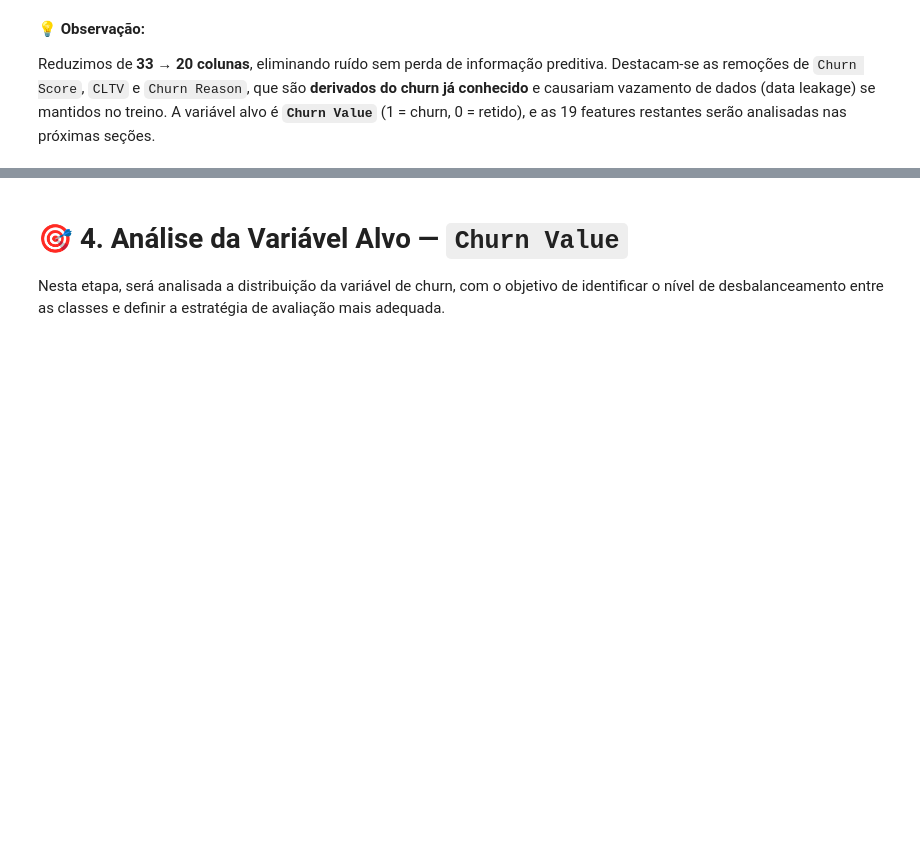
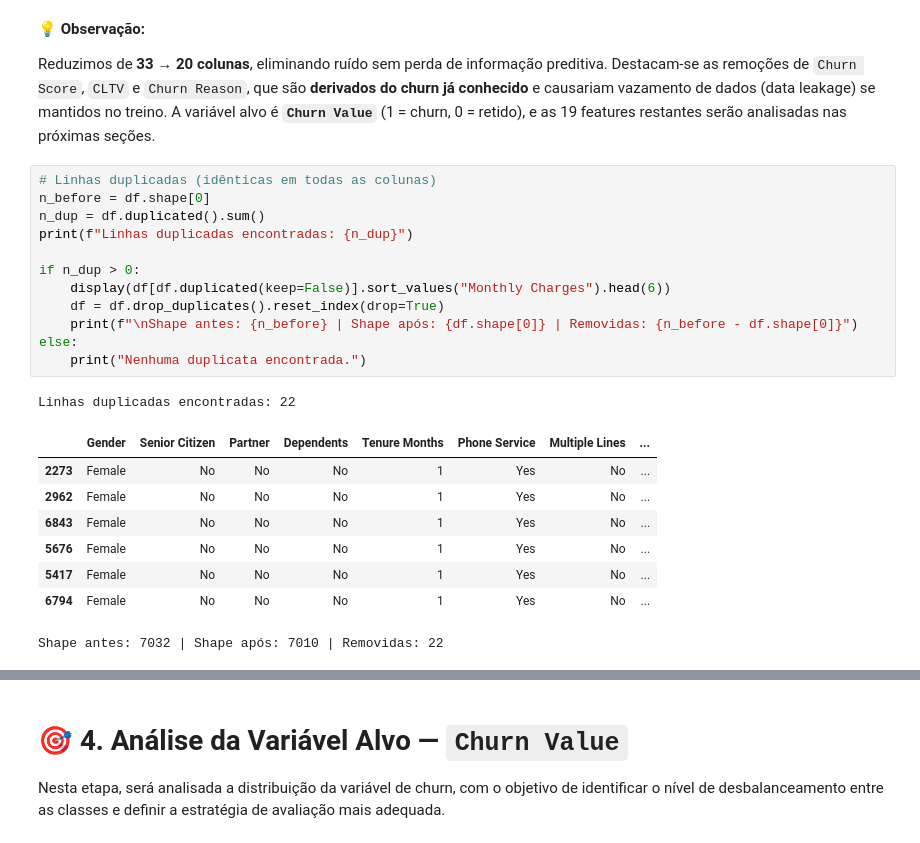
Before and after one commit to eeyamazaki/telco-churn-mlp, a Jupyter notebook: notebooks/01_eda.ipynb, the cells around one changed output, grey strips where cells are left out. Saved outputs shown, nothing was run; the diff lists cells and outputs as text; blank space fills up the shorter version.

```diff
--- a/notebooks/01_eda.ipynb
+++ b/notebooks/01_eda.ipynb
@@ -216,3 +224,25 @@ Colunas restantes (20):
 💡 **Observação:**
 
 Reduzimos de **33 → 20 colunas**, eliminando ruído sem perda de informação preditiva. Destacam-se as remoções de `Churn Score`, `CLTV` e `Churn Reason`, que são **derivados do churn já conhecido** e causariam vazamento de dados (data leakage) se mantidos no treino. A variável alvo é **`Churn Value`** (1 = churn, 0 = retido), e as 19 features restantes serão analisadas nas próximas seções.
+# %%
+# Linhas duplicadas (idênticas em todas as colunas)
+n_before = df.shape[0]
+n_dup = df.duplicated().sum()
+print(f"Linhas duplicadas encontradas: {n_dup}")
+
+if n_dup > 0:
+    display(df[df.duplicated(keep=False)].sort_values("Monthly Charges").head(6))
+    df = df.drop_duplicates().reset_index(drop=True)
+    print(f"\nShape antes: {n_before} | Shape após: {df.shape[0]} | Removidas: {n_before - df.shape[0]}")
+else:
+    print("Nenhuma duplicata encontrada.")
+# %% [output]
+Linhas duplicadas encontradas: 22
+|  | Gender | Senior Citizen | Partner | Dependents | Tenure Months | Phone Service | Multiple Lines | ... |
+| 2273 | Female | No | No | No | 1 | Yes | No | ... |
+| 2962 | Female | No | No | No | 1 | Yes | No | ... |
+| 6843 | Female | No | No | No | 1 | Yes | No | ... |
+| 5676 | Female | No | No | No | 1 | Yes | No | ... |
+| 5417 | Female | No | No | No | 1 | Yes | No | ... |
+| 6794 | Female | No | No | No | 1 | Yes | No | ... |
+Shape antes: 7032 | Shape após: 7010 | Removidas: 22
```
Also changed, not shown: parts of 11 cells of this notebook, 3 other files.
